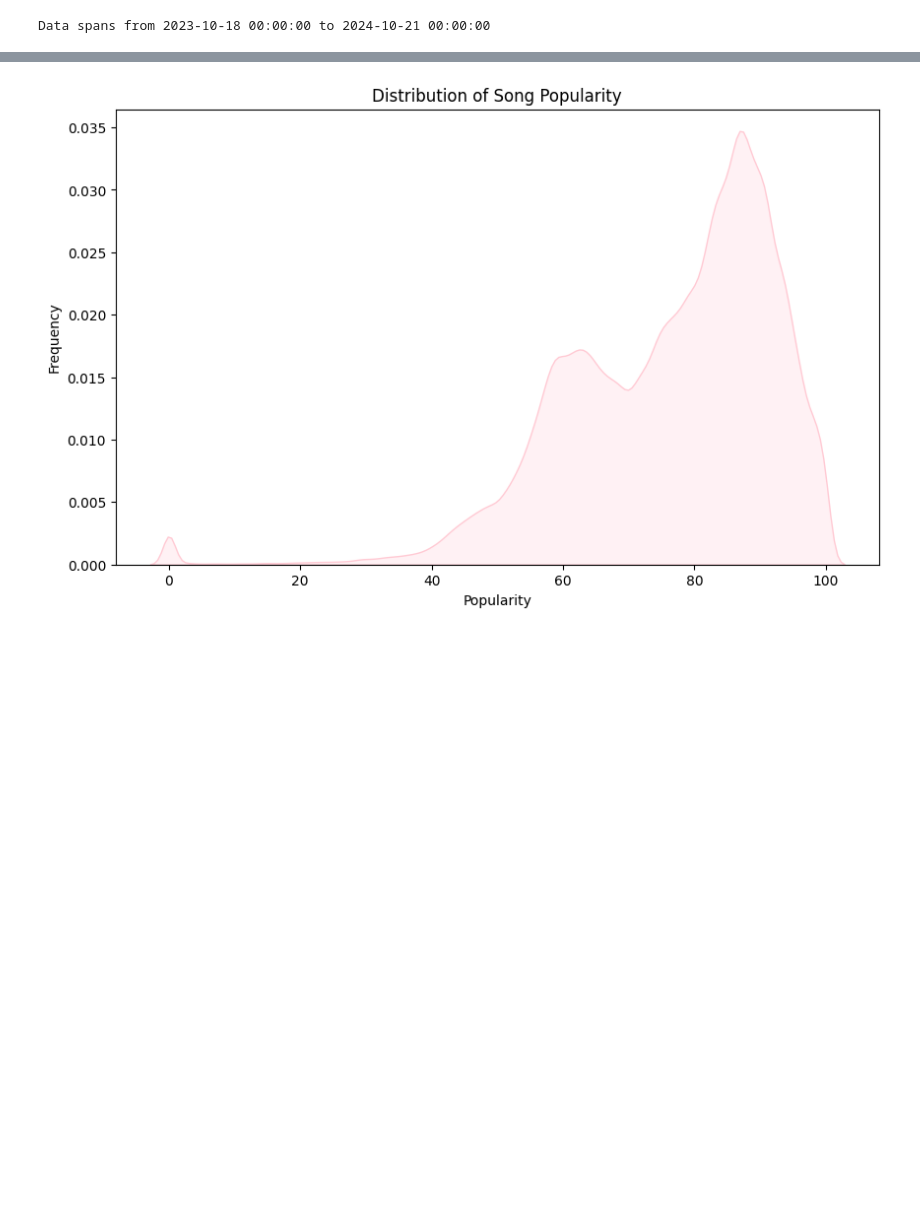
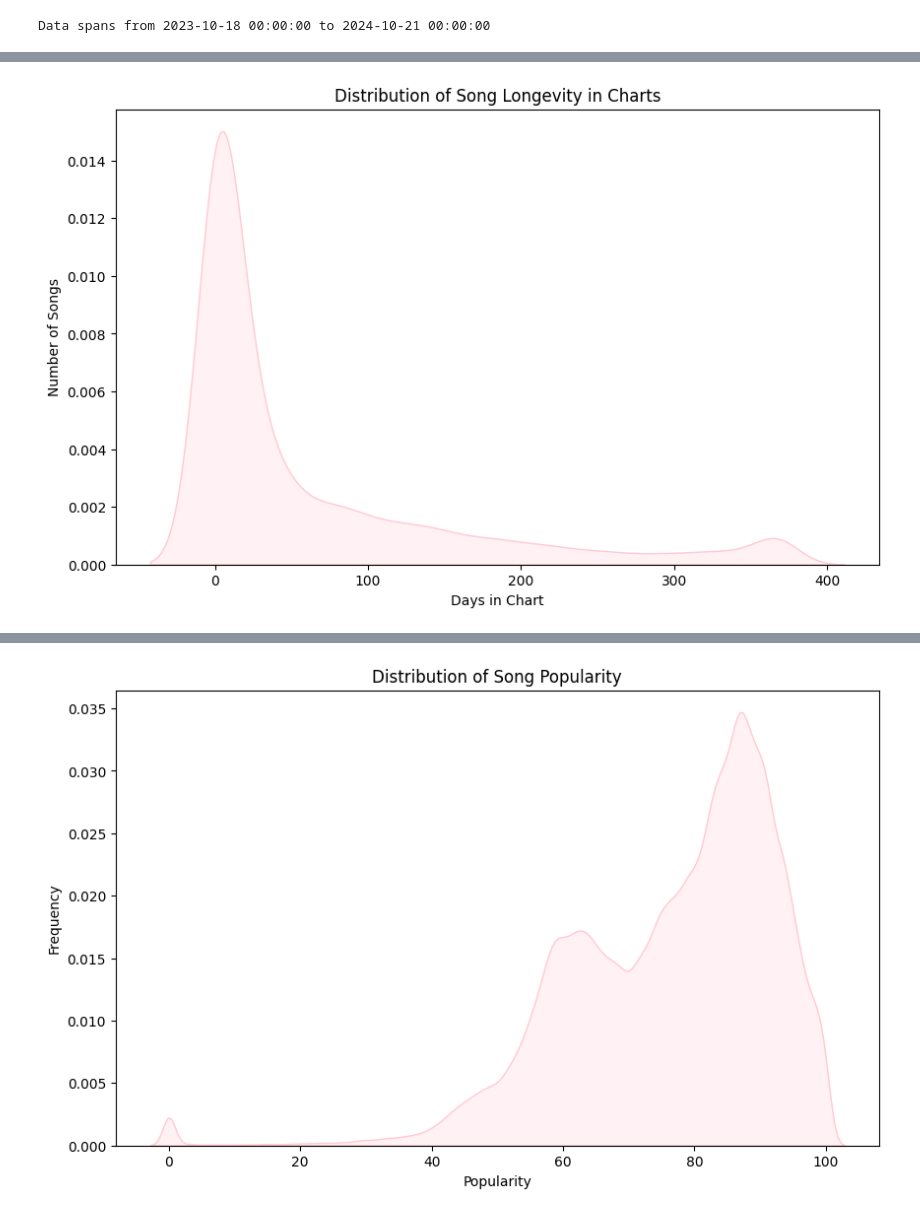
Before and after one commit to itadityaa/data-science, a Jupyter notebook: ML/SpotifyTopSongs/EDA.ipynb, the cells around one changed output, grey strips where cells are left out. Drawn from its saved outputs; the diff is of its cells as text; code cells hidden in the pictures; blank space fills up the shorter version.

```diff
--- a/ML/SpotifyTopSongs/EDA.ipynb
+++ b/ML/SpotifyTopSongs/EDA.ipynb
@@ -160,0 +233,11 @@ df.head()
+# %%
+song_longevity = df.groupby('name')['snapshot_date'].agg(['min', 'max'])
+song_longevity['days_in_chart'] = (song_longevity['max'] - song_longevity['min']).dt.days
+
+sns.kdeplot(song_longevity['days_in_chart'], fill=True)
+plt.title('Distribution of Song Longevity in Charts')
+plt.xlabel('Days in Chart')
+plt.ylabel('Number of Songs')
+plt.show()
+# %% [output]
+[figure, added]
```
Also changed, not shown: parts of 17 cells of this notebook.
